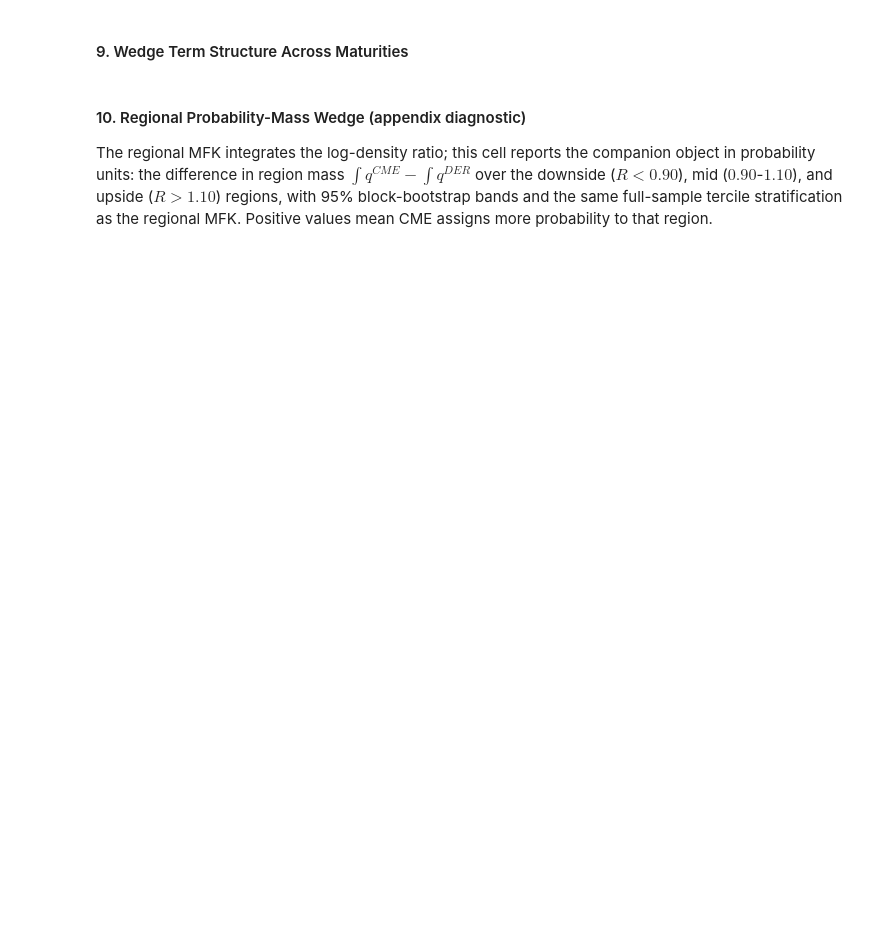
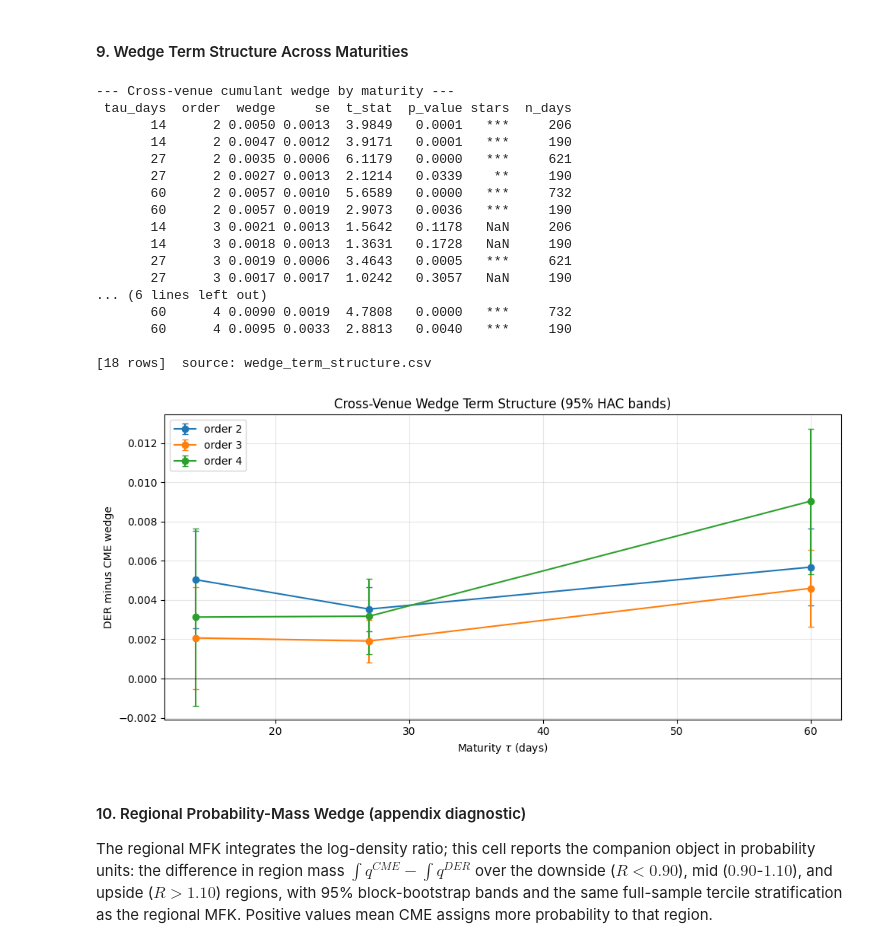
Before and after one commit to Lldelduca/bitcoin-risk-premia, a Jupyter notebook: notebooks/05_cross_venue.ipynb, the cells around one changed output. Cells and saved outputs as stored; diff of their text form; code cells hidden in the pictures; blank space fills up the shorter version.

```diff
--- a/notebooks/05_cross_venue.ipynb
+++ b/notebooks/05_cross_venue.ipynb
@@ -200,26 +338,46 @@ show_table(
 # %%
 ts = show_table(
     PHASE5_TAB / "wedge_term_structure.csv",
     cols=["tau_days", "order", "wedge", "se", "t_stat", "p_value",
           "stars", "n_days"],
     title="Cross-venue cumulant wedge by maturity",
     sort=["order", "tau_days"],
     produced_by="run_wedge_term_structure.py",
 )
 
 if ts is not None and {"tau_days", "order", "wedge", "se"} <= set(ts.columns):
     fig, ax = plt.subplots(figsize=(10, 5))
-    for k, g in ts.groupby("order"):
+    own = ts[ts["sample"] == "own"] if "sample" in ts.columns else ts
+    for k, g in own.groupby("order"):
         g = g.sort_values("tau_days")
         ax.errorbar(g["tau_days"], g["wedge"], yerr=1.96 * g["se"],
                     marker="o", capsize=3, label=f"order {k}")
     ax.axhline(0, color="black", lw=0.5)
     ax.set_xlabel(r"Maturity $\tau$ (days)")
-    ax.set_ylabel("CME minus DER wedge")
+    ax.set_ylabel("DER minus CME wedge")
     ax.set_title("Cross-Venue Wedge Term Structure (95% HAC bands)")
     ax.legend()
     plt.tight_layout()
     plt.show()
+# %% [output]
+--- Cross-venue cumulant wedge by maturity ---
+ tau_days  order  wedge     se  t_stat  p_value stars  n_days
+       14      2 0.0050 0.0013  3.9849   0.0001   ***     206
+       14      2 0.0047 0.0012  3.9171   0.0001   ***     190
+       27      2 0.0035 0.0006  6.1179   0.0000   ***     621
+       27      2 0.0027 0.0013  2.1214   0.0339    **     190
+       60      2 0.0057 0.0010  5.6589   0.0000   ***     732
+       60      2 0.0057 0.0019  2.9073   0.0036   ***     190
+       14      3 0.0021 0.0013  1.5642   0.1178   NaN     206
+       14      3 0.0018 0.0013  1.3631   0.1728   NaN     190
+       27      3 0.0019 0.0006  3.4643   0.0005   ***     621
+       27      3 0.0017 0.0017  1.0242   0.3057   NaN     190
+... (6 lines left out)
+       60      4 0.0090 0.0019  4.7808   0.0000   ***     732
+       60      4 0.0095 0.0033  2.8813   0.0040   ***     190
+
+[18 rows]  source: wedge_term_structure.csv
+[figure, added]
 # %% [markdown]
 #### 10. Regional Probability-Mass Wedge (appendix diagnostic)
 
```
Also changed, not shown: parts of 10 cells of this notebook, 27 other files.
